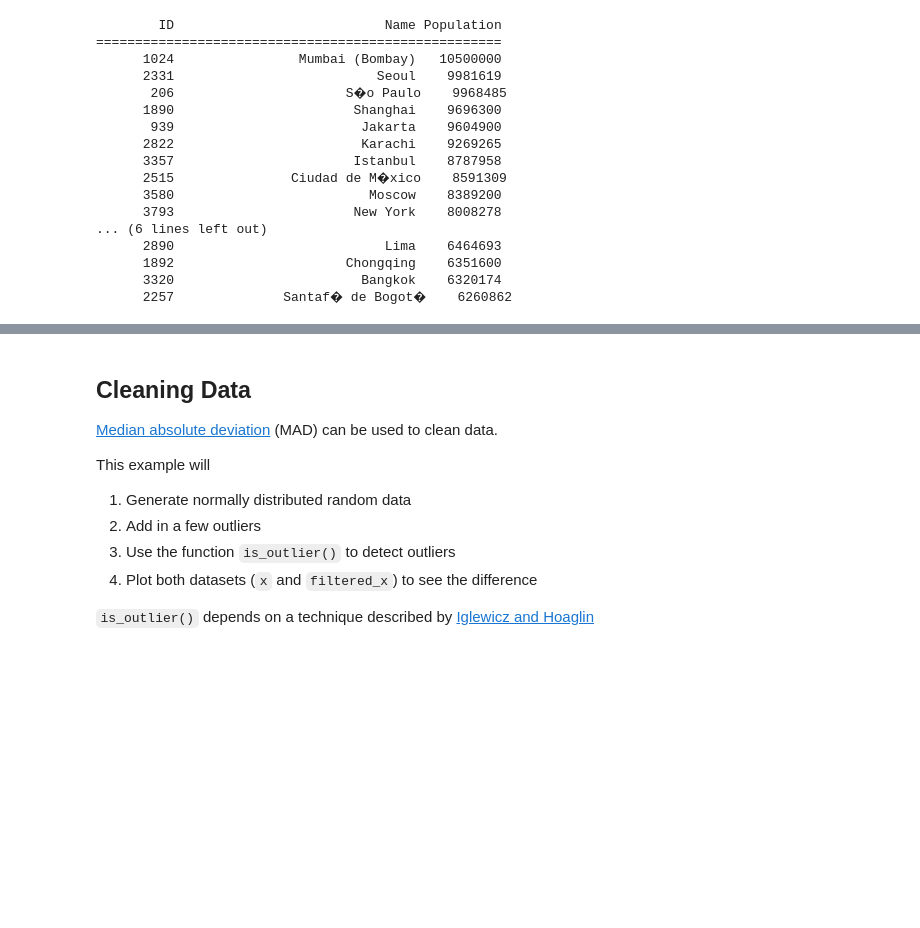
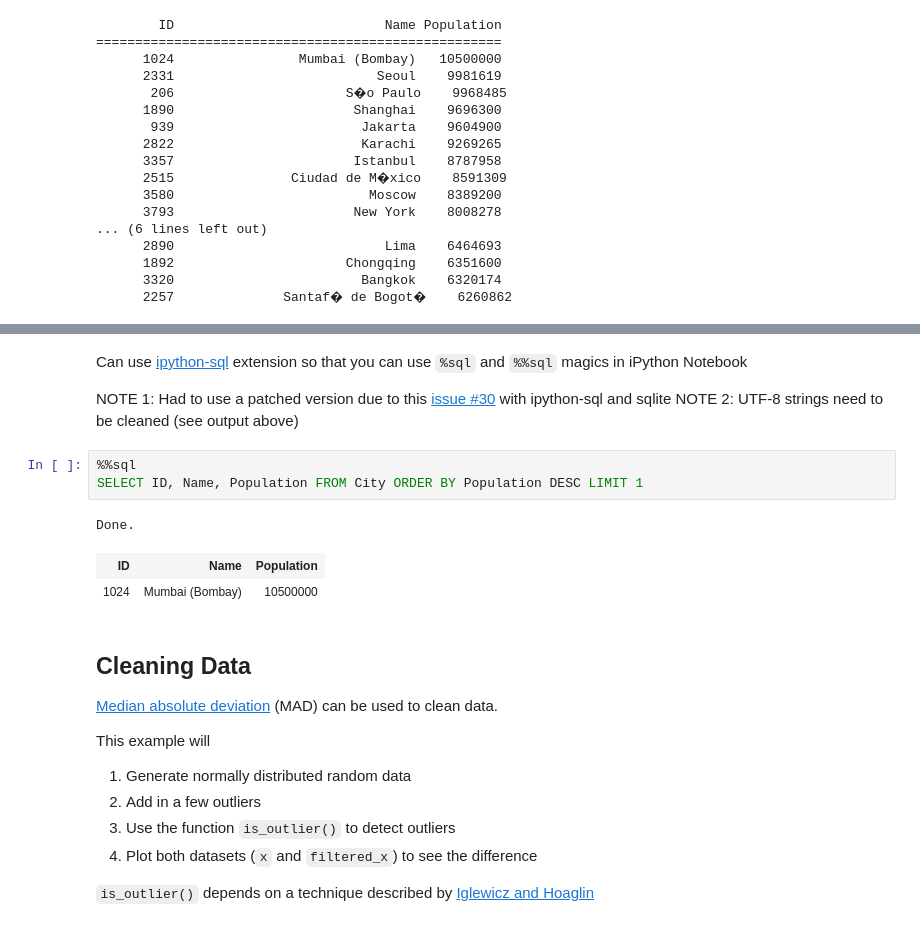
Before and after one commit to bijanvakili/pyvisual-notebook, a Jupyter notebook: chap2.ipynb, the cells around one changed output, grey strips where cells are left out. Cells and saved outputs as stored; diff of their text form; blank space fills up the shorter version.

Commit message:
More chap 2 examples, ipython-sql, some LaTeX

````diff
--- a/chap2.ipynb
+++ b/chap2.ipynb
@@ -266,3 +270,15 @@ except sqlite3.Error as err:
+# %% [markdown]
+Can use [ipython-sql](https://github.com/catherinedevlin/ipython-sql/issues/30) extension so that you can use ```%sql``` and ```%%sql``` magics in iPython Notebook
+
+NOTE 1: Had to use a patched version due to this [issue #30](https://github.com/catherinedevlin/ipython-sql/issues/30) with ipython-sql and sqlite
+NOTE 2: UTF-8 strings need to be cleaned (see output above)
+# %%
+%%sql
+SELECT ID, Name, Population FROM City ORDER BY Population DESC LIMIT 1
+# %% [output]
+Done.
+| ID | Name | Population |
+| 1024 | Mumbai (Bombay) | 10500000 |
 # %% [markdown]
 ## Cleaning Data
 
````
Also changed, not shown: parts of 6 cells of this notebook, 1 other file.
